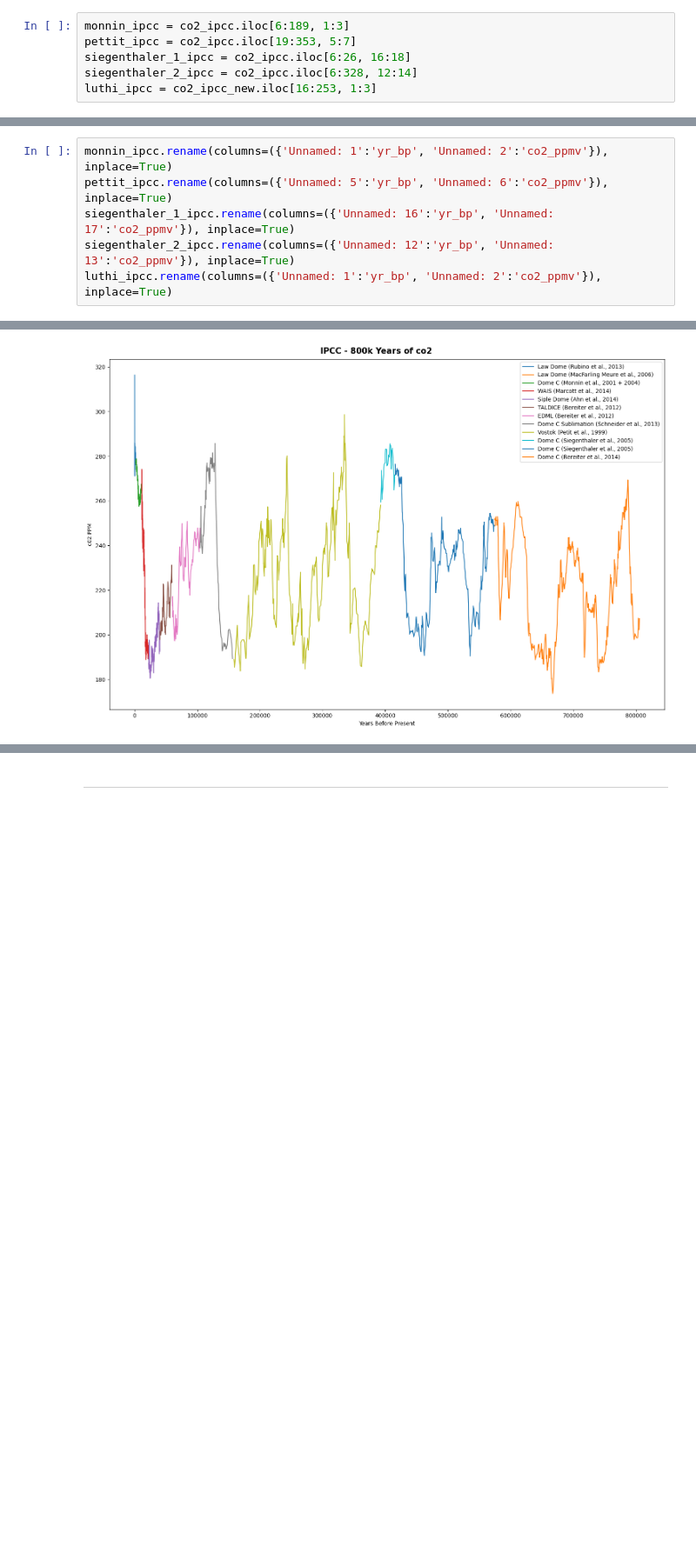
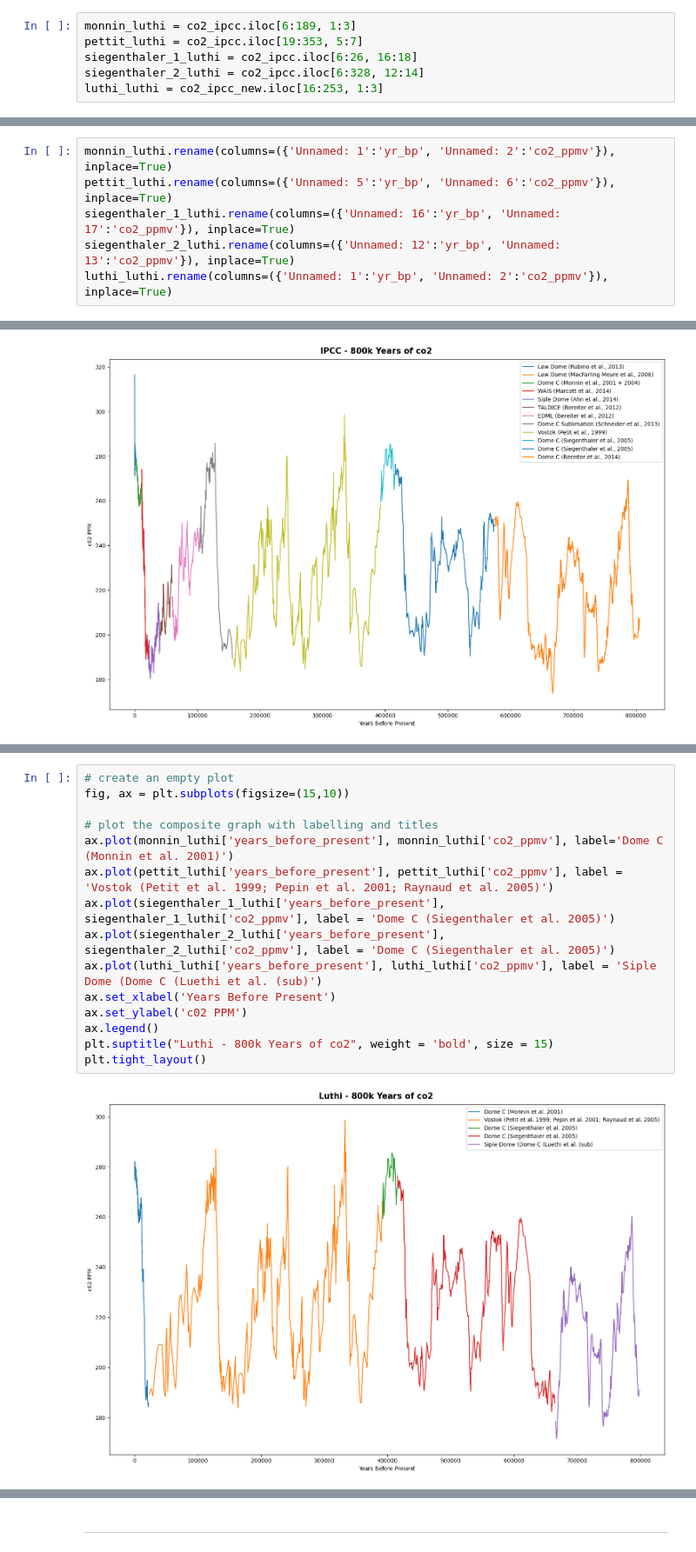
Before and after one commit to humphs078/Owner-avatar-programming_for_data_analysis_assignment_2, a Jupyter notebook: submission.ipynb, the cells around one changed output, grey strips where cells are left out. Shown: that part at 87% size. Drawn from its saved outputs; the diff is of its cells as text; blank space fills up the shorter version.

Commit message:
co2 plots and analysis of that variable only largely complete.

```diff
--- a/submission.ipynb
+++ b/submission.ipynb
@@ -179,19 +234,19 @@ co2_ipcc_new = pd.read_excel('/home/humphs01/Documents/ATU/programming_for_data_
 # %% [markdown]
 DataFrames to capture specific subsets of data from assorted studies in the master dataset are defined. These subsets will be stitched together to create a composite dataset of historic co2 data.
 # %%
-monnin_ipcc = co2_ipcc.iloc[6:189, 1:3]
-pettit_ipcc = co2_ipcc.iloc[19:353, 5:7]
-siegenthaler_1_ipcc = co2_ipcc.iloc[6:26, 16:18]
-siegenthaler_2_ipcc = co2_ipcc.iloc[6:328, 12:14]
-luthi_ipcc = co2_ipcc_new.iloc[16:253, 1:3]
+monnin_luthi = co2_ipcc.iloc[6:189, 1:3]
+pettit_luthi = co2_ipcc.iloc[19:353, 5:7]
+siegenthaler_1_luthi = co2_ipcc.iloc[6:26, 16:18]
+siegenthaler_2_luthi = co2_ipcc.iloc[6:328, 12:14]
+luthi_luthi = co2_ipcc_new.iloc[16:253, 1:3]
 # %% [markdown]
 The columns in each dataframe are renamed to logical names.
 # %%
-monnin_ipcc.rename(columns=({'Unnamed: 1':'yr_bp', 'Unnamed: 2':'co2_ppmv'}), inplace=True)
-pettit_ipcc.rename(columns=({'Unnamed: 5':'yr_bp', 'Unnamed: 6':'co2_ppmv'}), inplace=True)
-siegenthaler_1_ipcc.rename(columns=({'Unnamed: 16':'yr_bp', 'Unnamed: 17':'co2_ppmv'}), inplace=True)
-siegenthaler_2_ipcc.rename(columns=({'Unnamed: 12':'yr_bp', 'Unnamed: 13':'co2_ppmv'}), inplace=True)
-luthi_ipcc.rename(columns=({'Unnamed: 1':'yr_bp', 'Unnamed: 2':'co2_ppmv'}), inplace=True)
+monnin_luthi.rename(columns=({'Unnamed: 1':'yr_bp', 'Unnamed: 2':'co2_ppmv'}), inplace=True)
+pettit_luthi.rename(columns=({'Unnamed: 5':'yr_bp', 'Unnamed: 6':'co2_ppmv'}), inplace=True)
+siegenthaler_1_luthi.rename(columns=({'Unnamed: 16':'yr_bp', 'Unnamed: 17':'co2_ppmv'}), inplace=True)
+siegenthaler_2_luthi.rename(columns=({'Unnamed: 12':'yr_bp', 'Unnamed: 13':'co2_ppmv'}), inplace=True)
+luthi_luthi.rename(columns=({'Unnamed: 1':'yr_bp', 'Unnamed: 2':'co2_ppmv'}), inplace=True)
 # %% [markdown]
 Using a for loop, each of the subsets of data can be passed to the `year()` function.
 # %%
@@ -376,0 +498,17 @@ plt.tight_layout()
+# %%
+# create an empty plot
+fig, ax = plt.subplots(figsize=(15,10))
+
+# plot the composite graph with labelling and titles
+ax.plot(monnin_luthi['years_before_present'], monnin_luthi['co2_ppmv'], label='Dome C (Monnin et al. 2001)')
+ax.plot(pettit_luthi['years_before_present'], pettit_luthi['co2_ppmv'], label = 'Vostok (Petit et al. 1999; Pepin et al. 2001; Raynaud et al. 2005)')
+ax.plot(siegenthaler_1_luthi['years_before_present'], siegenthaler_1_luthi['co2_ppmv'], label = 'Dome C (Siegenthaler et al. 2005)')
+ax.plot(siegenthaler_2_luthi['years_before_present'], siegenthaler_2_luthi['co2_ppmv'], label = 'Dome C (Siegenthaler et al. 2005)')
+ax.plot(luthi_luthi['years_before_present'], luthi_luthi['co2_ppmv'], label = 'Siple Dome (Dome C (Luethi et al. (sub)')
+ax.set_xlabel('Years Before Present')
+ax.set_ylabel('c02 PPM')
+ax.legend()
+plt.suptitle("Luthi - 800k Years of co2", weight = 'bold', size = 15)
+plt.tight_layout()
+# %% [output]
+[figure, added]
```
Also changed, not shown: parts of 25 cells of this notebook, 3 other files.
